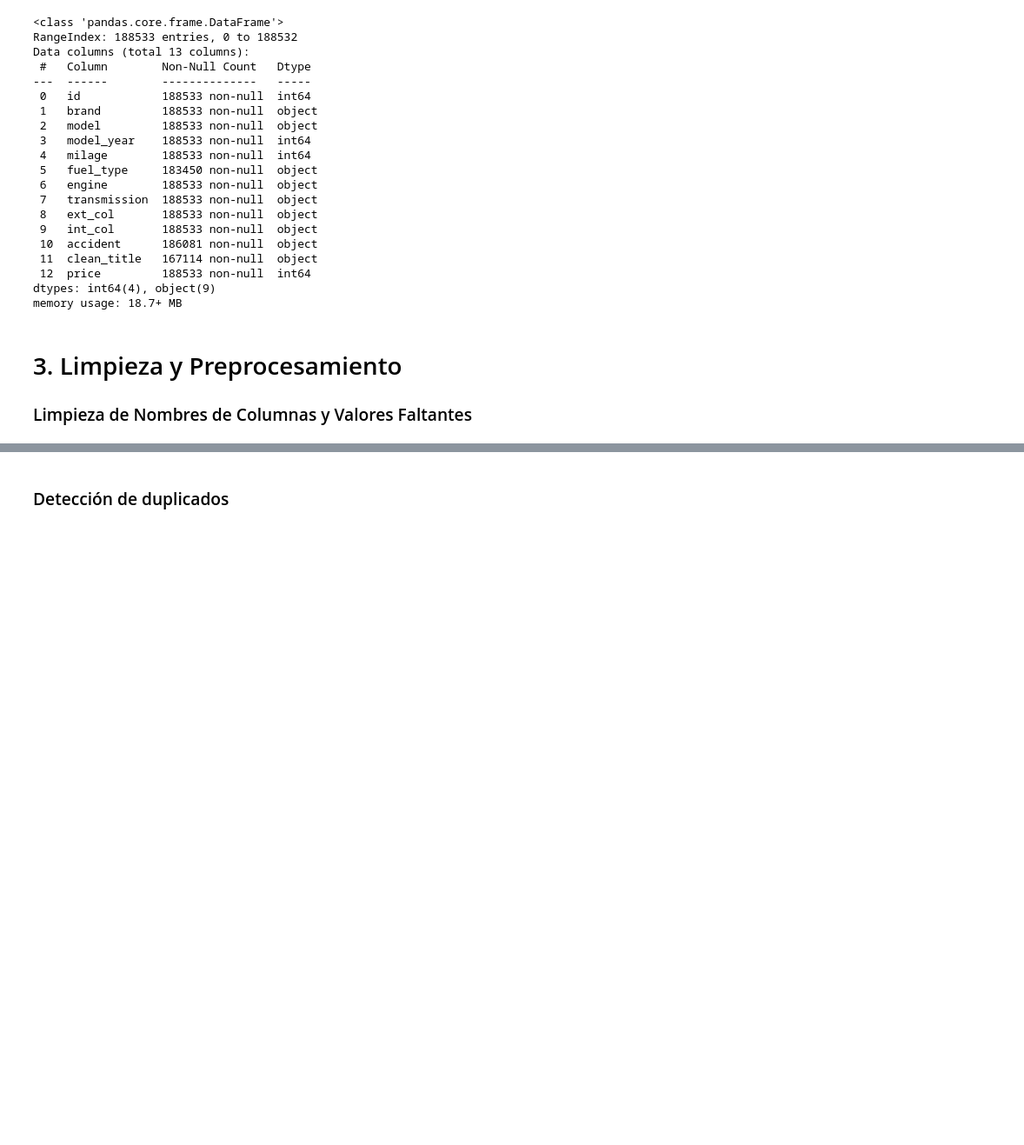
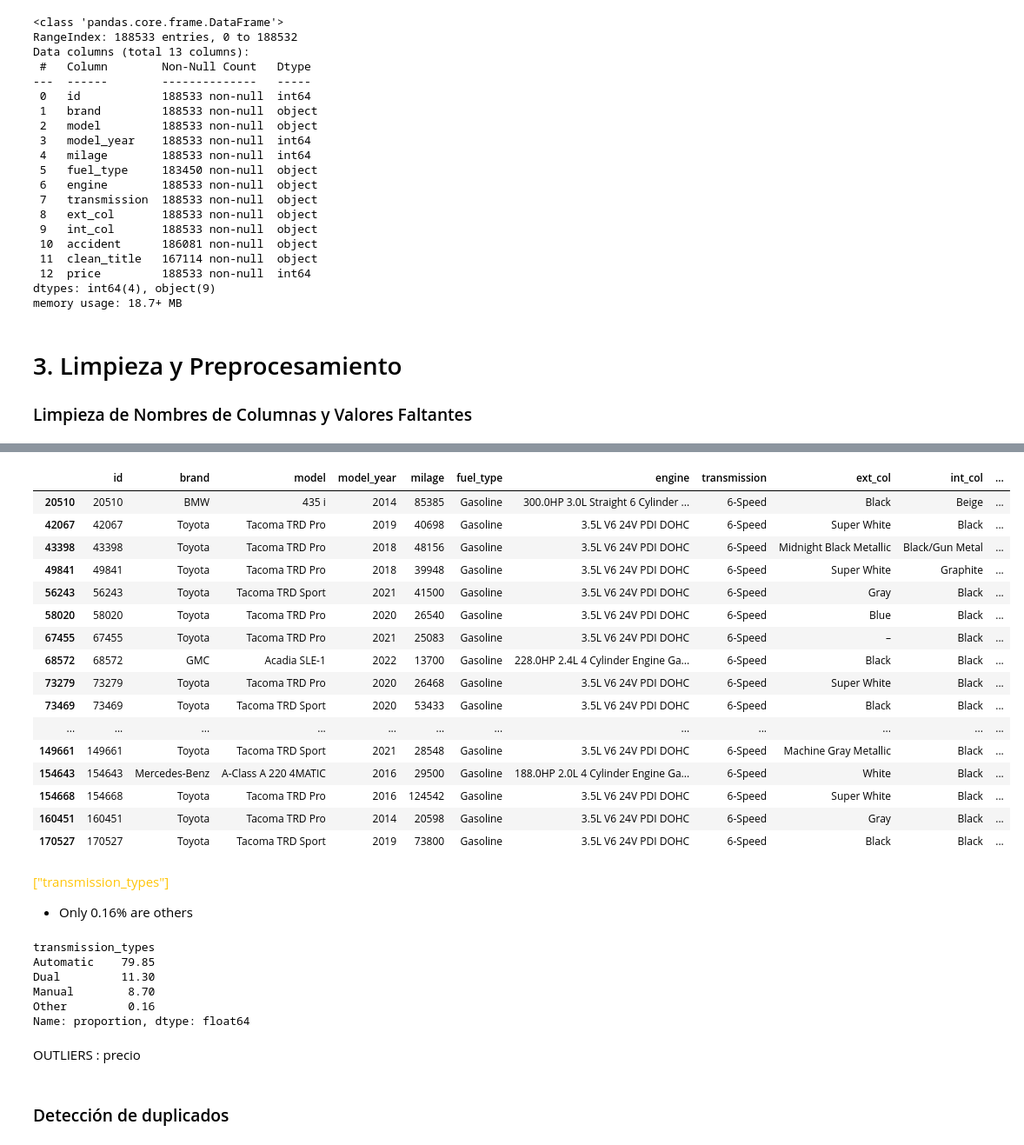
Before and after one commit to Bootcamp-IA-P4/Car_prices_project_equipo2, a Jupyter notebook: eda/eda.ipynb, the cells around one changed output, grey strips where cells are left out. Shown at 87% size. Saved outputs shown, nothing was run; the diff lists cells and outputs as text; code cells hidden in the pictures; blank space fills up the shorter version.

Commit message:
feat: adding new cleaning code cells

```diff
--- a/eda/eda.ipynb
+++ b/eda/eda.ipynb
@@ -112,0 +106,5 @@ memory usage: 18.7+ MB
+# %%
+df_car["clean_title"].nunique() # 1
+df_car["clean_title"].unique() # ['Yes', nan]
+df_car["clean_title"].isin(["NaN"]).sum() # np.int64(0)
+df_car = df_car.drop("clean_title", axis = 1)
@@ -112,0 +117,7 @@ memory usage: 18.7+ MB
+# %%
+df_car["model_year"].astype(str).str.len()[df_car["model_year"].astype(str).str.len() > 4]
+df_car["model_year"].astype(str).str.len()[df_car["model_year"].astype(str).str.len() < 4]
+df_car["model_year"].describe()
+df_car["model_year"].isin(["NaN"]).sum() # np.int64(0)
+df_car['model_year'] = df_car['model_year'].astype(int)
+df_car['model_year'].dtype
@@ -112,0 +129,10 @@ memory usage: 18.7+ MB
+# %%
+df_car["fuel_type"].nunique() # 7
+df_car["fuel_type"].unique() # ['Gasoline', 'E85 Flex Fuel', nan, 'Hybrid', 'Diesel','Plug-In Hybrid', '–', 'not supported']
+# ---------------------------------------------------------------------------------------------------------------------------
+# The not valid values will be change for None so it can be analize for inferring
+to_replace = [np.nan, '–', 'not supported']
+df_car['fuel_type'] = df_car['fuel_type'].replace(to_replace, None)
+# ---------------------------------------------------------------------------------------------------------------------------
+percentage_null = (df_car['fuel_type'].isnull().sum() / len(df_car["fuel_type"])).round(2) * 100
+percentage_null
@@ -112,0 +148,33 @@ memory usage: 18.7+ MB
+# %%
+df_car["transmission"].isnull().sum() # np.int64(0)
+df_car["transmission"].nunique() # 52
+df_car["transmission"].unique() #
+df_car[df_car["transmission"] == "Single-Speed Fixed Gear"] # There are higly speed cars and by ramdomnly checking, these cars are AUTOMATIC
+df_car[df_car["transmission"] == "F"] # 65 lines, by checking randomnly 8 different models of different brands, we can see they are AUTOMATIC
+df_car[df_car["transmission"] == "–"] # 87 values
+df_car[df_car["transmission"] == "2"] # 91
+df_car[df_car["transmission"] == "7-Speed"] # 29
+df_car[df_car["transmission"] == "Variable"] # 66
+df_car[df_car["transmission"] == "6-Speed"] # 27
+# %% [output]
+|  | id | brand | model | model_year | milage | fuel_type | engine | transmission | ext_col | int_col | ... |
+| 20510 | 20510 | BMW | 435 i | 2014 | 85385 | Gasoline | 300.0HP 3.0L Straight 6 Cylinder ... | 6-Speed | Black | Beige | ... |
+| 42067 | 42067 | Toyota | Tacoma TRD Pro | 2019 | 40698 | Gasoline | 3.5L V6 24V PDI DOHC | 6-Speed | Super White | Black | ... |
+| 43398 | 43398 | Toyota | Tacoma TRD Pro | 2018 | 48156 | Gasoline | 3.5L V6 24V PDI DOHC | 6-Speed | Midnight Black Metallic | Black/Gun Metal | ... |
+| 49841 | 49841 | Toyota | Tacoma TRD Pro | 2018 | 39948 | Gasoline | 3.5L V6 24V PDI DOHC | 6-Speed | Super White | Graphite | ... |
+| 56243 | 56243 | Toyota | Tacoma TRD Sport | 2021 | 41500 | Gasoline | 3.5L V6 24V PDI DOHC | 6-Speed | Gray | Black | ... |
+| 58020 | 58020 | Toyota | Tacoma TRD Pro | 2020 | 26540 | Gasoline | 3.5L V6 24V PDI DOHC | 6-Speed | Blue | Black | ... |
+| 67455 | 67455 | Toyota | Tacoma TRD Pro | 2021 | 25083 | Gasoline | 3.5L V6 24V PDI DOHC | 6-Speed | – | Black | ... |
+| 68572 | 68572 | GMC | Acadia SLE-1 | 2022 | 13700 | Gasoline | 228.0HP 2.4L 4 Cylinder Engine Ga... | 6-Speed | Black | Black | ... |
+| 73279 | 73279 | Toyota | Tacoma TRD Pro | 2020 | 26468 | Gasoline | 3.5L V6 24V PDI DOHC | 6-Speed | Super White | Black | ... |
+| 73469 | 73469 | Toyota | Tacoma TRD Sport | 2020 | 53433 | Gasoline | 3.5L V6 24V PDI DOHC | 6-Speed | Black | Black | ... |
+| ... | ... | ... | ... | ... | ... | ... | ... | ... | ... | ... | ... |
+| 149661 | 149661 | Toyota | Tacoma TRD Sport | 2021 | 28548 | Gasoline | 3.5L V6 24V PDI DOHC | 6-Speed | Machine Gray Metallic | Black | ... |
+| 154643 | 154643 | Mercedes-Benz | A-Class A 220 4MATIC | 2016 | 29500 | Gasoline | 188.0HP 2.0L 4 Cylinder Engine Ga... | 6-Speed | White | Black | ... |
+| 154668 | 154668 | Toyota | Tacoma TRD Pro | 2016 | 124542 | Gasoline | 3.5L V6 24V PDI DOHC | 6-Speed | Super White | Black | ... |
+| 160451 | 160451 | Toyota | Tacoma TRD Pro | 2014 | 20598 | Gasoline | 3.5L V6 24V PDI DOHC | 6-Speed | Gray | Black | ... |
+| 170527 | 170527 | Toyota | Tacoma TRD Sport | 2019 | 73800 | Gasoline | 3.5L V6 24V PDI DOHC | 6-Speed | Black | Black | ... |
+# %% [markdown]
+<span style="color:#ffc509;">  ["transmission_types"] </span>
+
+- Only 0.16% are others
@@ -113,3 +203,14 @@ memory usage: 18.7+ MB
+# %%
+(df_car["transmission_types"].value_counts(normalize=True) * 100).round(2)
+# %% [output]
+transmission_types
+Automatic    79.85
+Dual         11.30
+Manual        8.70
+Other         0.16
+Name: proportion, dtype: float64
+# %% [markdown]
+OUTLIERS : precio
 # %% [markdown]
 ### Detección de duplicados
 # %% [markdown]
```
Also changed, not shown: parts of 19 cells of this notebook.
